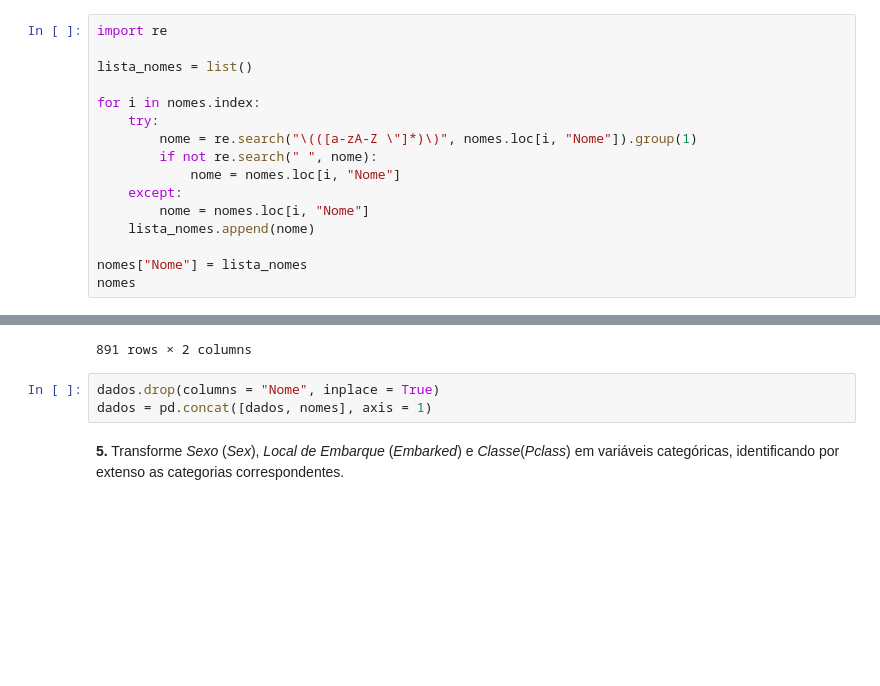
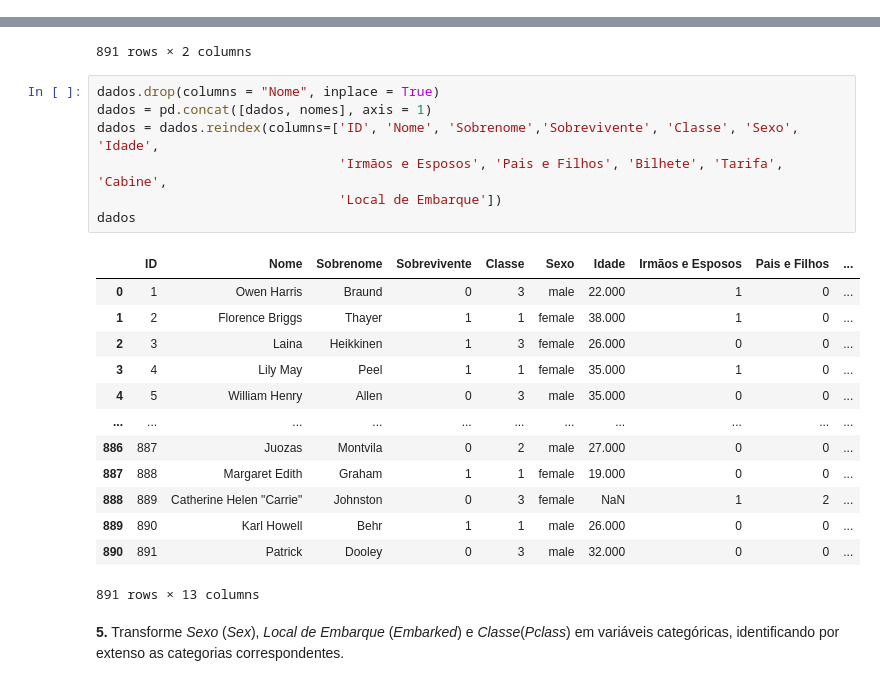
Before and after one commit to IntroDSc/Labs, a Jupyter notebook: Lab 7 Respostas.ipynb, the cells around one changed output, grey strips where cells are left out. Cells and saved outputs as stored; diff of their text form; blank space fills up the shorter version.

```diff
--- a/Lab 7 Respostas.ipynb
+++ b/Lab 7 Respostas.ipynb
@@ -180,19 +181,3 @@ nomes.head()
 | 2 | Laina Heikkinen |
 | 3 | Jacques Heath (Lily May Peel) Fut... |
 | 4 | William Henry Allen |
-# %%
-import re
-
-lista_nomes = list()
-
-for i in nomes.index:
-    try:
-        nome = re.search("\(([a-zA-Z \"]*)\)", nomes.loc[i, "Nome"]).group(1)
-        if not re.search(" ", nome):
-            nome = nomes.loc[i, "Nome"]
-    except:
-        nome = nomes.loc[i, "Nome"]
-    lista_nomes.append(nome)
-
-nomes["Nome"] = lista_nomes
-nomes
@@ -232,6 +255,24 @@ nomes
 # %%
 dados.drop(columns = "Nome", inplace = True)
 dados = pd.concat([dados, nomes], axis = 1)
+dados = dados.reindex(columns=['ID', 'Nome', 'Sobrenome','Sobrevivente', 'Classe', 'Sexo', 'Idade',
+                               'Irmãos e Esposos', 'Pais e Filhos', 'Bilhete', 'Tarifa', 'Cabine',
+                               'Local de Embarque'])
+dados
+# %% [output]
+|  | ID | Nome | Sobrenome | Sobrevivente | Classe | Sexo | Idade | Irmãos e Esposos | Pais e Filhos | ... |
+| 0 | 1 | Owen Harris | Braund | 0 | 3 | male | 22.000 | 1 | 0 | ... |
+| 1 | 2 | Florence Briggs | Thayer | 1 | 1 | female | 38.000 | 1 | 0 | ... |
+| 2 | 3 | Laina | Heikkinen | 1 | 3 | female | 26.000 | 0 | 0 | ... |
+| 3 | 4 | Lily May | Peel | 1 | 1 | female | 35.000 | 1 | 0 | ... |
+| 4 | 5 | William Henry | Allen | 0 | 3 | male | 35.000 | 0 | 0 | ... |
+| ... | ... | ... | ... | ... | ... | ... | ... | ... | ... | ... |
+| 886 | 887 | Juozas | Montvila | 0 | 2 | male | 27.000 | 0 | 0 | ... |
+| 887 | 888 | Margaret Edith | Graham | 1 | 1 | female | 19.000 | 0 | 0 | ... |
+| 888 | 889 | Catherine Helen "Carrie" | Johnston | 0 | 3 | female | NaN | 1 | 2 | ... |
+| 889 | 890 | Karl Howell | Behr | 1 | 1 | male | 26.000 | 0 | 0 | ... |
+| 890 | 891 | Patrick | Dooley | 0 | 3 | male | 32.000 | 0 | 0 | ... |
+891 rows × 13 columns
 # %% [markdown]
 **5.** Transforme *Sexo* (*Sex*), *Local de Embarque* (*Embarked*) e *Classe*(*Pclass*) em variáveis categóricas, identificando por extenso as categorias correspondentes.
 # %%
```
Also changed, not shown: parts of 9 cells of this notebook.
